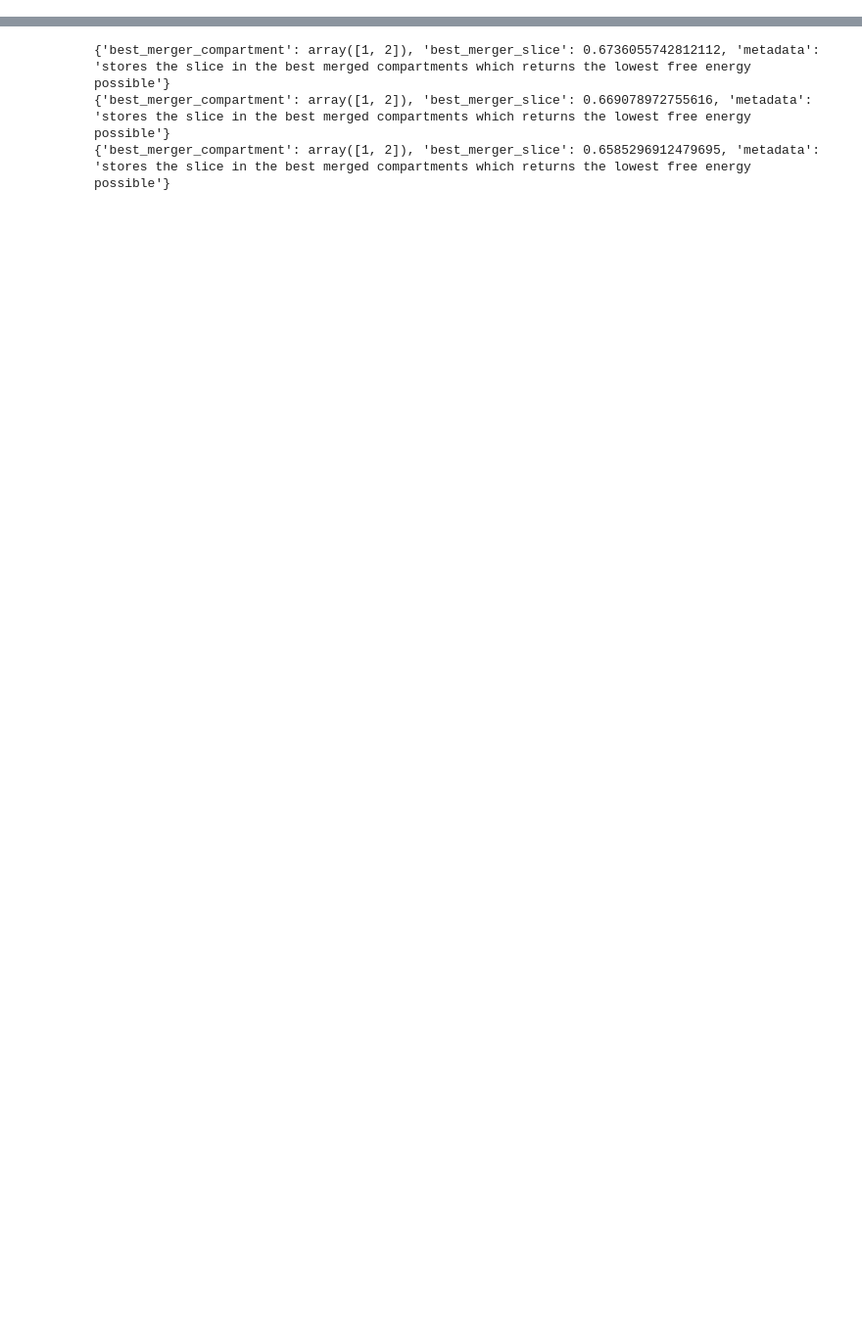
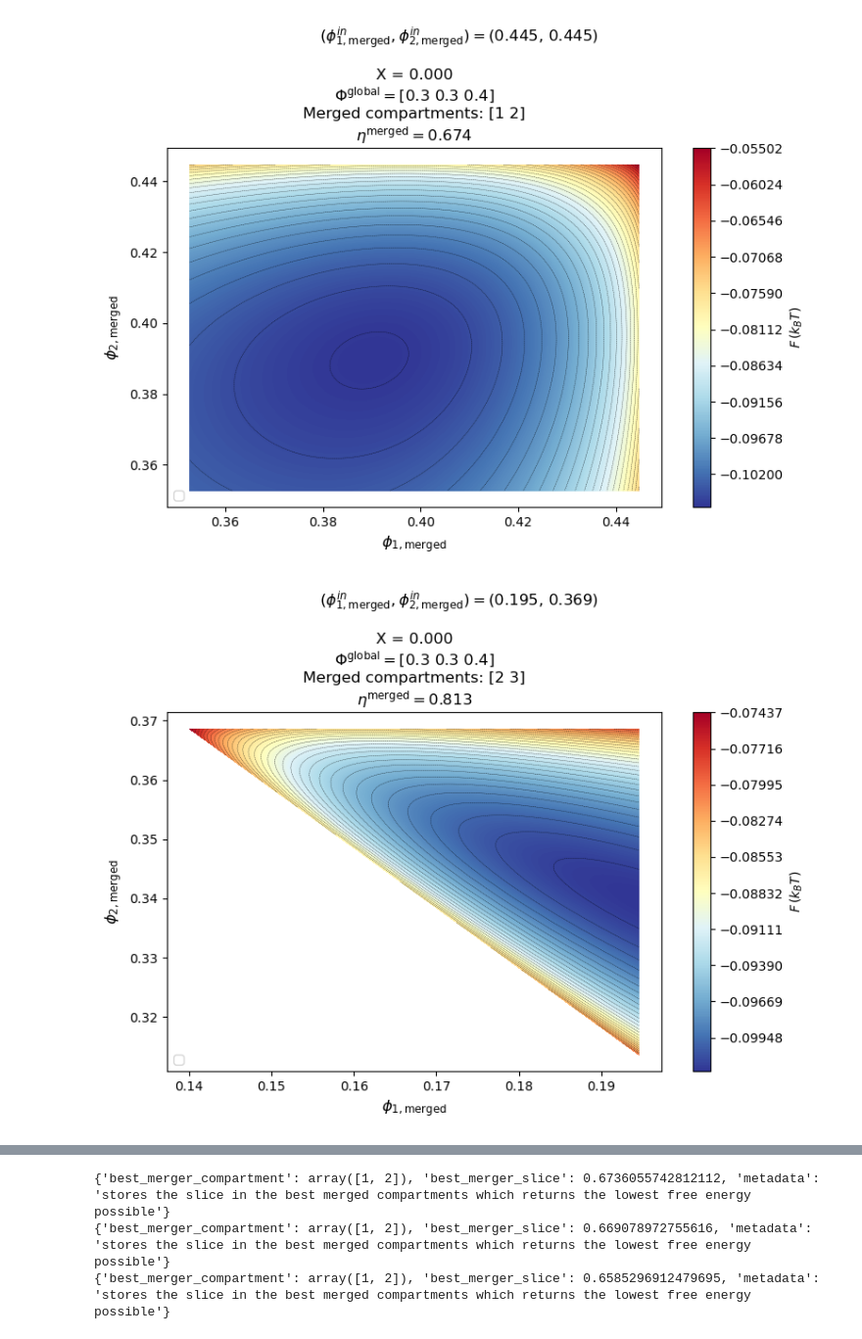
Before and after one commit to vchirag/phase_separated-mixtures, a Jupyter notebook: stability/notebooks/3component_mergers/withVolFluctuations.ipynb, the cells around one changed output, grey strips where cells are left out. Shown at 98% size. Saved outputs shown, nothing was run; the diff lists cells and outputs as text; code cells hidden in the pictures; blank space fills up the shorter version.

Commit message:
added method to plot contours for best slices per merger

```diff
--- a/stability/notebooks/3component_mergers/withVolFluctuations.ipynb
+++ b/stability/notebooks/3component_mergers/withVolFluctuations.ipynb
@@ -587,3 +489,79 @@ for X in (Xs):
 
     with gzip.open(output_file, "wb") as f:
         pickle.dump(data_to_save, f, protocol=pickle.HIGHEST_PROTOCOL)
+# %%
+# Plotting contours for the best slices and the best merger
+for X in (Xs):
+    merged_compartments_list = [np.array([1, 2], dtype=np.int64), np.array([2, 3], dtype=np.int64), np.array([1, 3], dtype=np.int64)]
+    # merged_compartments_list = [np.array([1, 2], dtype=np.int64)]
+
+    # LOAD the best slice
+    for idx, merged_compartments in enumerate(merged_compartments_list):
+        # Get the best slice for each merger
+        input_filepath = f"data/withVolFluctuations/phi_g{phi_global}/analysis/X{X:.3f}/mergers/{merged_compartments}/best_volume_slice/"
+        input_filename = f"best_slice.pkl"
+        input_file = os.path.join(input_filepath, input_filename)
+        with gzip.open(input_file, 'rb') as f:
+            loaded_data = pickle.load(f)
+        best_slice = loaded_data["best_slice"]
+
+
+        # Now, LOAD the phi data
+        input_filepath = f"data/withVolFluctuations/phi_g{phi_global}/raw/X{X:.3f}/mergers/{merged_compartments}/volume_slices/"
+        input_filename = f"eta_m{best_slice:.3f}.pkl"
+        input_file = os.path.join(input_filepath, input_filename)
+
+        with gzip.open(input_file, "rb") as f:
+            loaded_data = pickle.load(f)
+        print(loaded_data["metadata"])
+
+        # PLOT a contour for this loaded data
+        phi1_grid = np.linspace(min(loaded_data["phi_1merged"]), max(loaded_data["phi_1merged"]), 100)
+        phi2_grid = np.linspace(min(loaded_data["phi_2merged"]), max(loaded_data["phi_2merged"]), 100)
+        phi1_mesh, phi2_mesh = np.meshgrid(phi1_grid, phi2_grid)
+
+        # Interpolate F values onto the grid
+        F_grid = griddata(
+            (loaded_data["phi_1merged"], loaded_data["phi_2merged"]),
+            loaded_data["F"],
+            (phi1_mesh, phi2_mesh),
+            method='cubic'
+        )
+
+        # Create the contour plot
+        fig, ax = plt.subplots(figsize=(8, 6))
+        contour = plt.contourf(phi1_mesh, phi2_mesh, F_grid, levels=1000, cmap = "RdYlBu_r")
+        plt.colorbar(contour, label=r'$F\, (k_BT)$')
+
+        # Mark the minimum value of F
+        min_F_index = np.argmin(loaded_data["F"])
+        min_phi1 = loaded_data["phi_1merged"][min_F_index]
+        min_phi2 = loaded_data["phi_2merged"][min_F_index]
+        min_F = loaded_data["F"][min_F_index]
+
+        # Add contour lines
+        CS = plt.contour(phi1_mesh, phi2_mesh, F_grid, levels=40, colors='k', linewidths=0.25)
+
+        phi1_d = phi1_grid[1]-phi1_grid[0]
+        phi2_d = phi2_grid[1]-phi2_grid[0]
+        ax.set_xlim([phi1_grid[0]-5*phi1_d, phi1_grid[-1]+5*phi1_d])
+        ax.set_ylim([phi2_grid[0]-5*phi2_d, phi2_grid[-1]+5*phi2_d])
+
+
+        ax.set_xlabel(r'$\phi_{1, \text{merged}}$', fontsize=12)
+        ax.set_ylabel(r'$\phi_{2, \text{merged}}$', fontsize=12)
+
+        title = f"X = {X:.3f}" + "\n" + r"$\Phi^{\text{global}}=$" + f"{phi_global}" +"\n" + f'Merged compartments: {loaded_data["metadata"]["merged_compartments"]}' + "\n" + r"$\eta^{\text{merged}}=$" + f"{best_slice:.3f}"
+        plt.title(title)
+
+
+        phi1_guess = loaded_data["metadata"]["initial_merged_concentration_guess"][0]
+        phi2_guess = loaded_data["metadata"]["initial_merged_concentration_guess"][1]
+        suptitle = r"($\phi_{1, \text{merged}}^{in}, \phi_{2, \text{merged}}^{in}) =$" + f"({phi1_guess:.3f}, {phi2_guess:.3f})"
+        fig.suptitle(suptitle)
+
+        plt.legend(loc = "lower left")
+
+        fig.tight_layout()
+        print(best_slice)
+# %% [output]
@@ -589,0 +586,2 @@ for X in (Xs):
+[figure, added]
+[figure, added]
```
Also changed, not shown: parts of 9 cells of this notebook.
